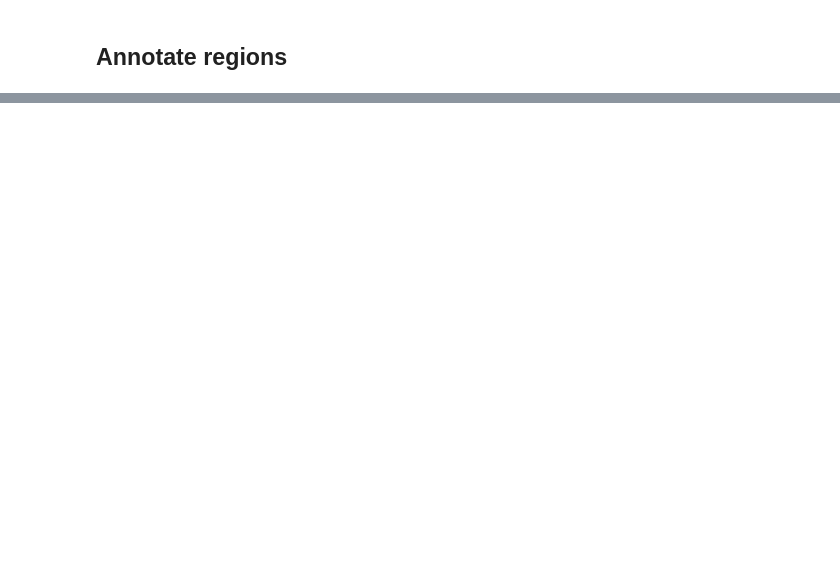
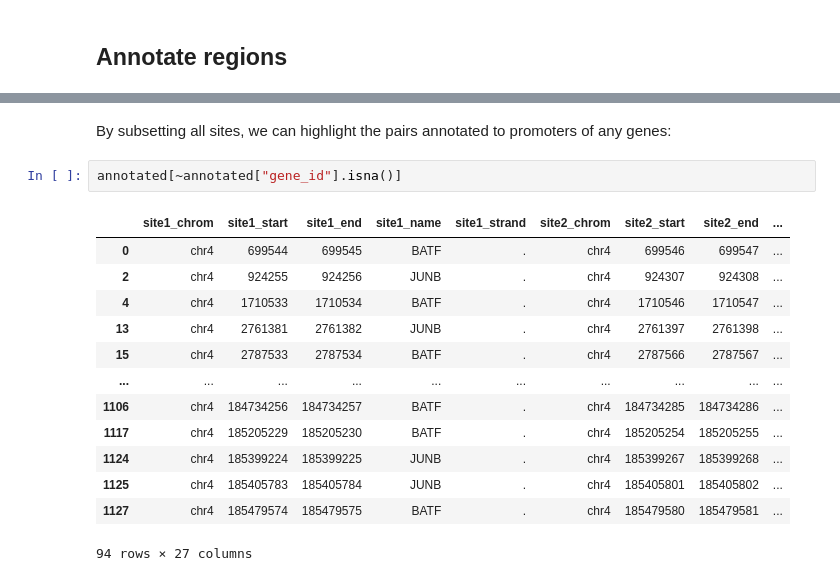
Before and after one commit to loosolab/TF-COMB, a Jupyter notebook: examples/Annotate_TFBS.ipynb, the cells around one changed output, grey strips where cells are left out. Cells and saved outputs as stored; diff of their text form; blank space fills up the shorter version.

```diff
--- a/examples/Annotate_TFBS.ipynb
+++ b/examples/Annotate_TFBS.ipynb
@@ -81,0 +78,18 @@ with open('../data/gene_list.txt', 'w') as f:
+# %% [markdown]
+By subsetting all sites, we can highlight the pairs annotated to promoters of any genes:
+# %%
+annotated[~annotated["gene_id"].isna()]
+# %% [output]
+|  | site1_chrom | site1_start | site1_end | site1_name | site1_strand | site2_chrom | site2_start | site2_end | ... |
+| 0 | chr4 | 699544 | 699545 | BATF | . | chr4 | 699546 | 699547 | ... |
+| 2 | chr4 | 924255 | 924256 | JUNB | . | chr4 | 924307 | 924308 | ... |
+| 4 | chr4 | 1710533 | 1710534 | BATF | . | chr4 | 1710546 | 1710547 | ... |
+| 13 | chr4 | 2761381 | 2761382 | JUNB | . | chr4 | 2761397 | 2761398 | ... |
+| 15 | chr4 | 2787533 | 2787534 | BATF | . | chr4 | 2787566 | 2787567 | ... |
+| ... | ... | ... | ... | ... | ... | ... | ... | ... | ... |
+| 1106 | chr4 | 184734256 | 184734257 | BATF | . | chr4 | 184734285 | 184734286 | ... |
+| 1117 | chr4 | 185205229 | 185205230 | BATF | . | chr4 | 185205254 | 185205255 | ... |
+| 1124 | chr4 | 185399224 | 185399225 | JUNB | . | chr4 | 185399267 | 185399268 | ... |
+| 1125 | chr4 | 185405783 | 185405784 | JUNB | . | chr4 | 185405801 | 185405802 | ... |
+| 1127 | chr4 | 185479574 | 185479575 | BATF | . | chr4 | 185479580 | 185479581 | ... |
+94 rows × 27 columns
```
Also changed, not shown: parts of 12 cells of this notebook, 3 other files.
